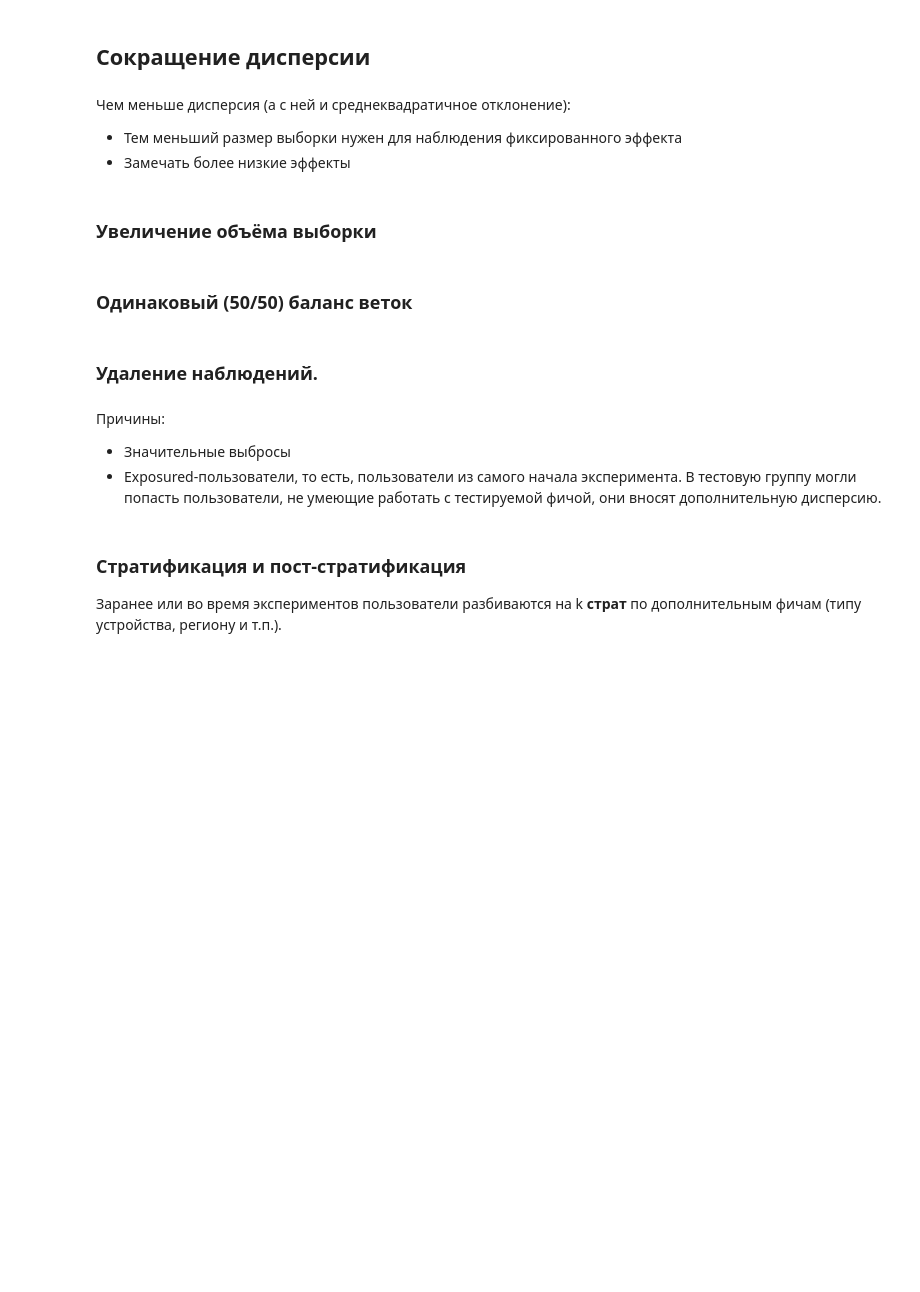
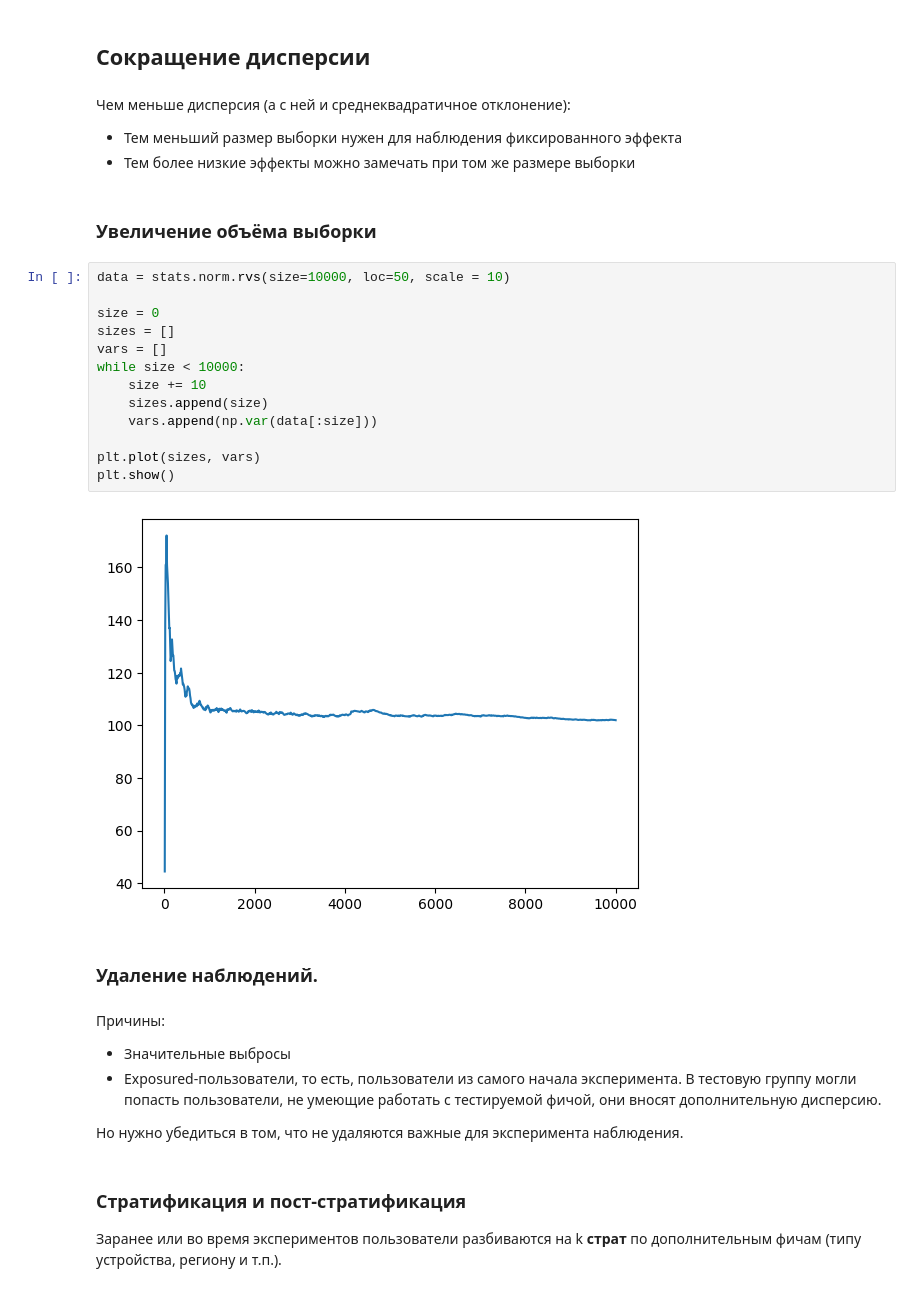
Before and after one commit to AlexJackalope/A-B-testing, a Jupyter notebook: 4-VarReduction-Strat-CUPED/classwork.ipynb, the cells around one changed output. Drawn from its saved outputs; the diff is of its cells as text; blank space fills up the shorter version.

```diff
--- a/4-VarReduction-Strat-CUPED/classwork.ipynb
+++ b/4-VarReduction-Strat-CUPED/classwork.ipynb
@@ -14,17 +19,32 @@ please provide us feedback at https://github.com/pandas-dev/pandas/issues/54466
 # %% [markdown]
 Чем меньше дисперсия (а с ней и среднеквадратичное отклонение):
 * Тем меньший размер выборки нужен для наблюдения фиксированного эффекта
-* Замечать более низкие эффекты
+* Тем более низкие эффекты можно замечать при том же размере выборки
 # %% [markdown]
 ### Увеличение объёма выборки
-# %% [markdown]
-### Одинаковый (50/50) баланс веток
+# %%
+data = stats.norm.rvs(size=10000, loc=50, scale = 10)
+
+size = 0
+sizes = []
+vars = []
+while size < 10000:
+    size += 10
+    sizes.append(size)
+    vars.append(np.var(data[:size]))
+
+plt.plot(sizes, vars)
+plt.show()
+# %% [output]
+[figure, added]
 # %% [markdown]
 ### Удаление наблюдений.
 # %% [markdown]
 Причины:
 * Значительные выбросы
 * Exposured-пользователи, то есть, пользователи из самого начала эксперимента. В тестовую группу могли попасть пользователи, не умеющие работать с тестируемой фичой, они вносят дополнительную дисперсию.
+
+Но нужно убедиться в том, что не удаляются важные для эксперимента наблюдения.
 # %% [markdown]
 ### Стратификация и пост-стратификация
 
```
Also changed, not shown: parts of 36 cells of this notebook.
